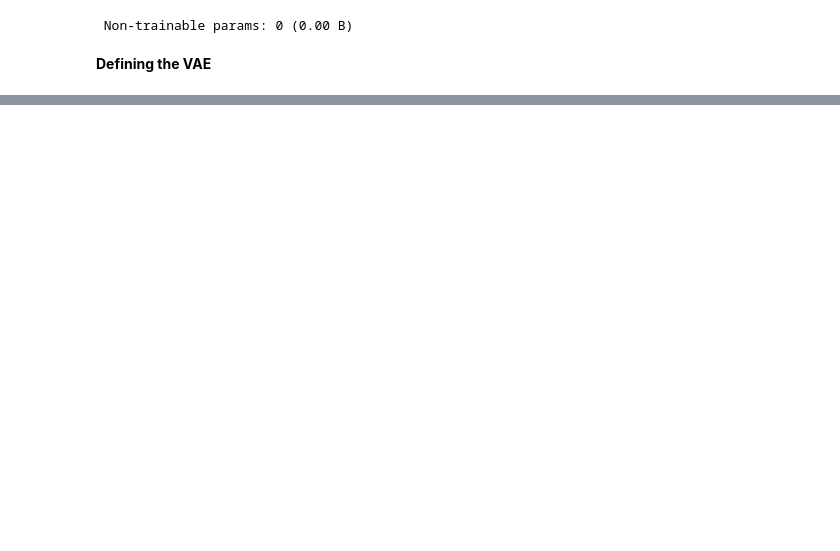
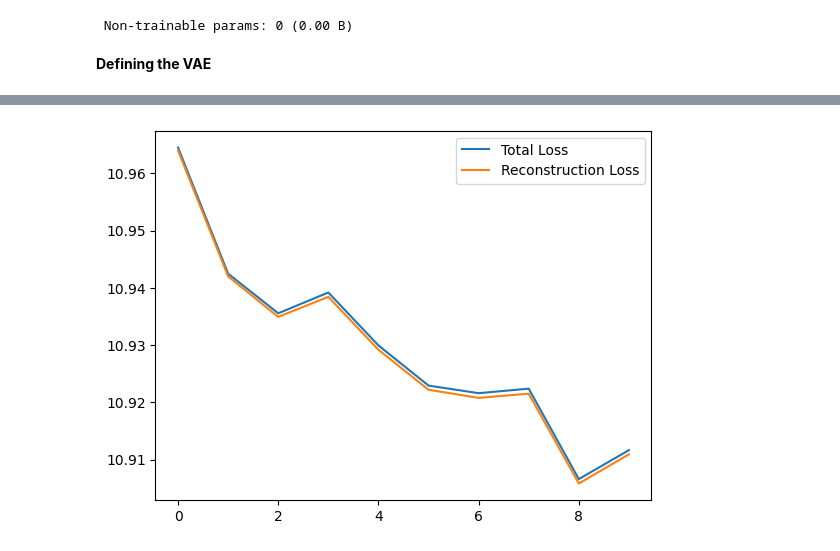
Before and after one commit to ruthhodgson/vae_for_qepet, a Jupyter notebook: new_vae.ipynb, the cells around one changed output, grey strips where cells are left out. Cells and saved outputs as stored; diff of their text form; code cells hidden in the pictures; blank space fills up the shorter version.

```diff
--- a/new_vae.ipynb
+++ b/new_vae.ipynb
@@ -363,7 +367,7 @@ x=layers.Dense(16*16*64, activation='relu')(latent_inputs)
 x = layers.Reshape((16,16,64))(x)
 x = layers.Conv2DTranspose(64, 3, activation='relu', strides = 2, padding = 'same')(x)
 x = layers.Conv2DTranspose(32, 3, activation='relu', strides = 2, padding = 'same')(x)
-decode_outputs = layers.Conv2DTranspose(1, 3, activation='sigmoid', padding = 'same')(x)
+decode_outputs = layers.Conv2DTranspose(3, 3, activation='sigmoid', padding = 'same')(x)
 decoder = keras.Model(latent_inputs, decode_outputs, name = 'decoder')
 decoder.summary()
 # %% [output]
@@ -409,17 +413,17 @@ class VAE(keras.Model):
             self.kl_loss_tracker
         ]
     def train_step(self, data):
-        with tf.GradientTape as tape:
+        with tf.GradientTape() as tape:
             z_mean, z_log_var,z = self.encoder(data)
             recon = self.decoder(z)
             recon_loss = ops.mean(
                 ops.sum(
-                    keras.lossess.binary_crossentropy(data, axis=(1,2))
+                    keras.losses.binary_crossentropy(data, recon), axis=(1,2))
                 )
-            )
+
             kl_loss = -0.5*(1+z_log_var-ops.square(z_mean) - ops.exp(z_log_var))
             kl_loss = ops.mean(ops.sum(kl_loss, axis = 1))
-            total_loss = tape.gradient(total_loss, self.trainable_weights)
+            total_loss = recon_loss + kl_loss
         gradients = tape.gradient(total_loss, self.trainable_weights)
         self.optimizer.apply_gradients(zip(gradients, self.trainable_weights))
         self.total_loss_tracker.update_state(total_loss)
@@ -434,5 +436,13 @@ ValueError: setting an array element with a sequence. The requested array has an
+# %%
+from tensorflow.keras.callbacks import EarlyStopping
+
+early_stop = EarlyStopping(
+    monitor="val_loss",
+    patience=20,
+    restore_best_weights=True
+)
 # %%
 vae = VAE(encoder, decoder)
-vae.compile(optimizer = keras.optimizers.Adam())
-vae.fit(values, epochs = 30, batch_size = 128)
+vae.compile(optimizer = keras.optimizers.Adam(),  metrics = ['mae', 'accuracy'])
+history = vae.fit(X_train,epochs = 10, batch_size = 64, callbacks=early_stop)
 # %% [output]
@@ -440,0 +469,7 @@ TypeError: 'type' object does not support the context manager protocol
+# %%
+plt.plot(history.history["loss"], label="Total Loss")
+plt.plot(history.history["reconstruction_loss"], label="Reconstruction Loss")
+plt.legend()
+plt.show()
+# %% [output]
+[figure, added]
```
Also changed, not shown: parts of 7 cells of this notebook, 1 other file.
